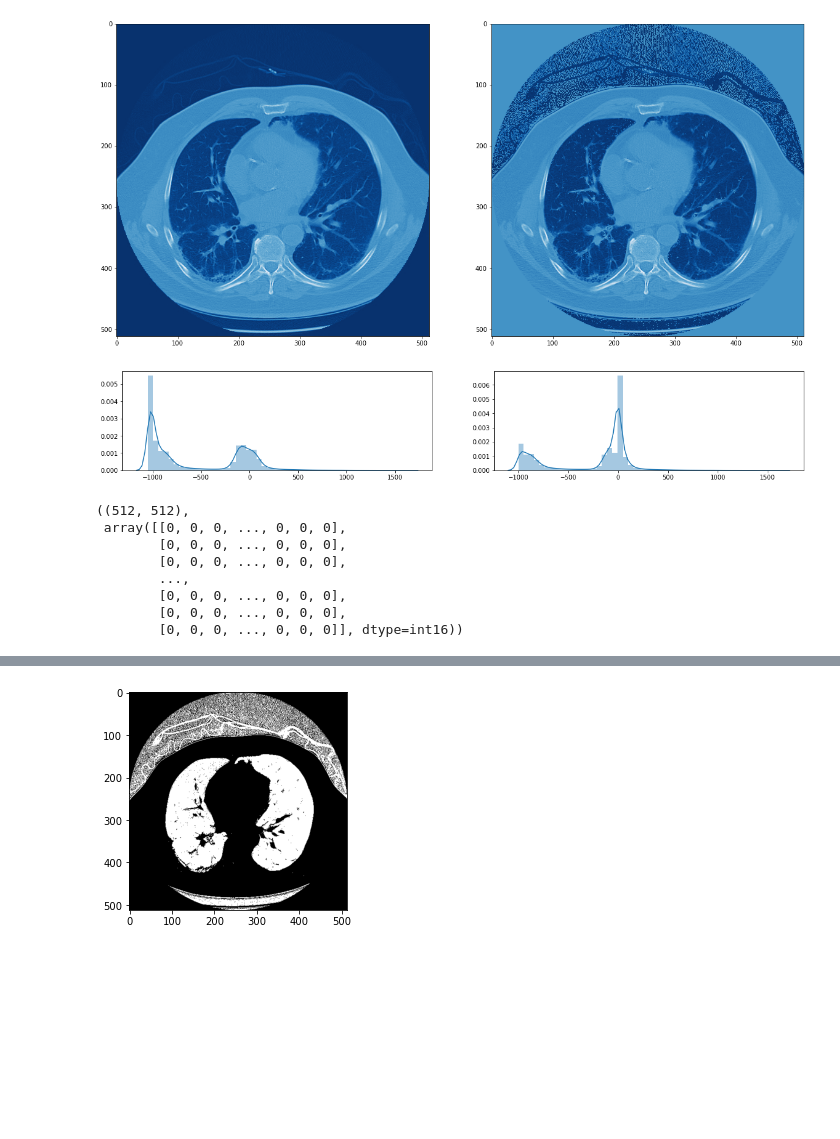
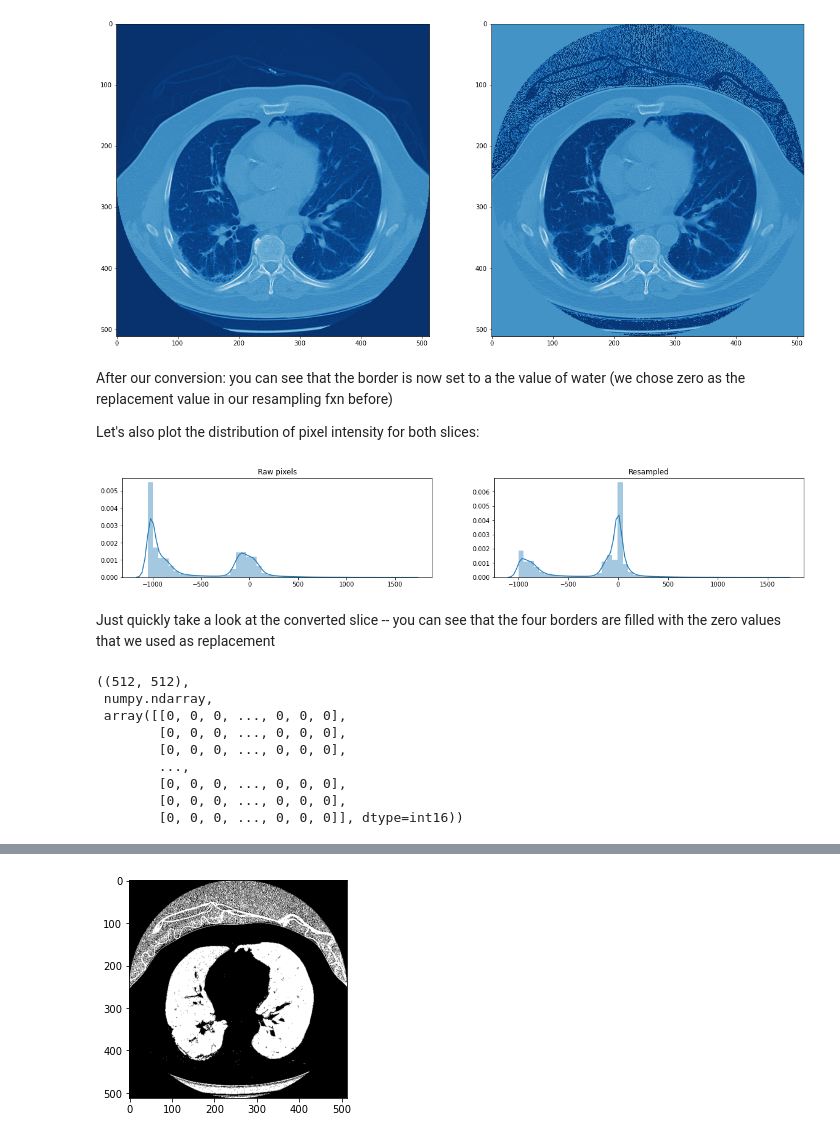
Before and after one commit to alibabaz/kaggle_osic_pulmonary_fibrosis, a Jupyter notebook: ct_segmentation_expo.ipynb, the cells around one changed output, grey strips where cells are left out. Cells and saved outputs as stored; diff of their text form; code cells hidden in the pictures; blank space fills up the shorter version.

```diff
--- a/ct_segmentation_expo.ipynb
+++ b/ct_segmentation_expo.ipynb
@@ -110,16 +114,23 @@ ax[0].imshow(one_slice, cmap='Blues_r')
 ax[1].imshow(img, cmap='Blues_r');
 # %% [output]
 [figure]
+# %% [markdown]
+After our conversion: you can see that the border is now set to a the value of water (we chose zero as the replacement value in our resampling fxn before)
+
+Let's also plot the distribution of pixel intensity for both slices:
 # %%
 fig,ax = plt.subplots(1,2, figsize=(20,3))
-sns.distplot(one_slice.flatten(), ax=ax[0])
-sns.distplot(img.flatten(), ax=ax[1]);
+sns.distplot(one_slice.flatten(), ax=ax[0]).set_title('Raw pixels')
+sns.distplot(img.flatten(), ax=ax[1]).set_title('Resampled');
 # %% [output]
-[figure, old version]
+[figure, new version]
+# %% [markdown]
+Just quickly take a look at the converted slice -- you can see that the four borders are filled with the zero values that we used as replacement
 # %%
-img.shape, img
+img.shape, type(img), img
 # %% [output]
 ((512, 512),
+ numpy.ndarray,
  array([[0, 0, 0, ..., 0, 0, 0],
         [0, 0, 0, ..., 0, 0, 0],
         [0, 0, 0, ..., 0, 0, 0],
```
Also changed, not shown: parts of 11 cells of this notebook.
